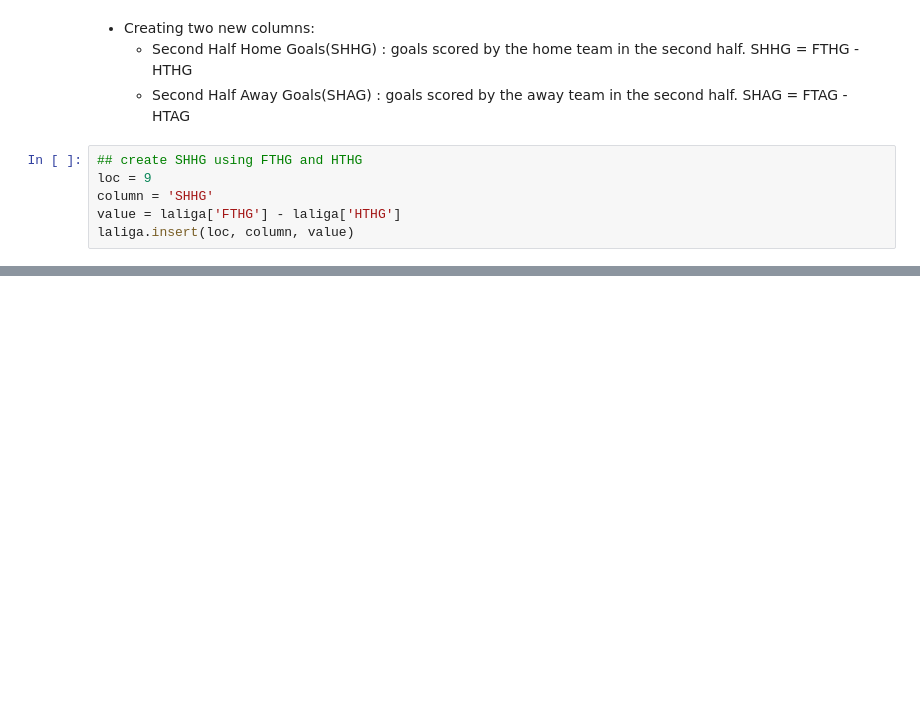
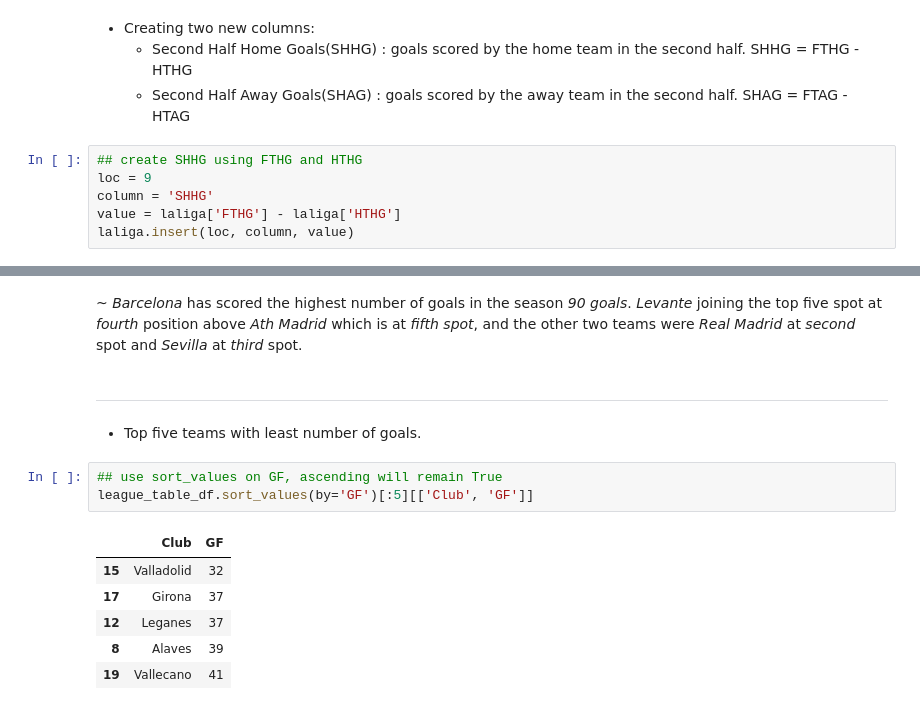
Before and after one commit to Slothfulwave612/La_Liga_2018_19, a Jupyter notebook: La_Liga_2018_19.ipynb, the cells around one changed output, grey strips where cells are left out. Cells and saved outputs as stored; diff of their text form; blank space fills up the shorter version.

```diff
--- a/La_Liga_2018_19.ipynb
+++ b/La_Liga_2018_19.ipynb
@@ -236,0 +372,16 @@ laliga.head(10)
+# %% [markdown]
+~ *Barcelona* has scored the highest number of goals in the season *90 goals*. *Levante* joining the top five spot at *fourth* position above *Ath Madrid* which is at *fifth spot*, and the other two teams were *Real Madrid* at *second* spot and *Sevilla* at *third* spot.
+# %% [markdown]
+---
+
+* Top five teams with least number of goals.
+# %%
+## use sort_values on GF, ascending will remain True
+league_table_df.sort_values(by='GF')[:5][['Club', 'GF']]
+# %% [output]
+|  | Club | GF |
+| 15 | Valladolid | 32 |
+| 17 | Girona | 37 |
+| 12 | Leganes | 37 |
+| 8 | Alaves | 39 |
+| 19 | Vallecano | 41 |
```
Also changed, not shown: parts of 27 cells of this notebook, 1 other file.
